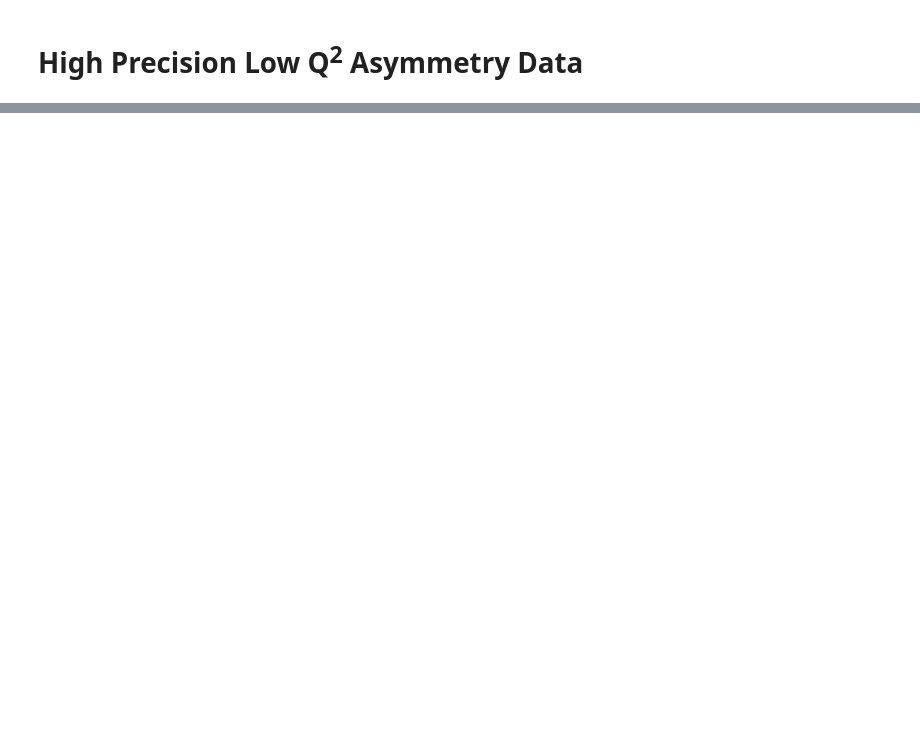
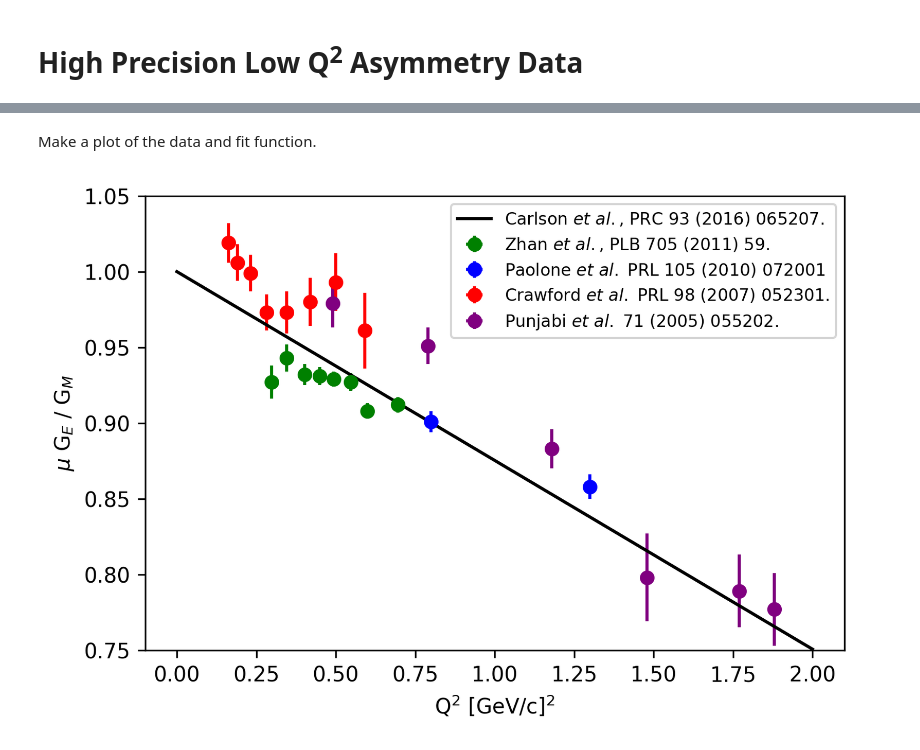
Before and after one commit to JeffersonLab/AsymmetryData, a Jupyter notebook: Asymmetry_Data.ipynb, the cells around one changed output, grey strips where cells are left out. Saved outputs shown, nothing was run; the diff lists cells and outputs as text; code cells hidden in the pictures; blank space fills up the shorter version.

Commit message:
Updated Images

```diff
--- a/Asymmetry_Data.ipynb
+++ b/Asymmetry_Data.ipynb
@@ -60,0 +33,37 @@ plt.show()
+# %% [markdown]
+Make a plot of the data and fit function.
+# %%
+import matplotlib.pyplot as plt
+import numpy as np
+
+def carlfunc(q2):
+    return (1-q2/8.02)
+
+plt.figure(dpi=300)
+rq2=np.linspace(0,2.0,100)
+
+plt.plot(rq2,carlfunc(rq2),'-', color='black', \
+             label='Carlson $\it{et\ al.}$, PRC 93 (2016) 065207.')
+
+plt.errorbar(zq2,zffratio, xerr=0, yerr=zeffratio, fmt='o',color='green', \
+             label='Zhan $\it{et\ al.}$, PLB 705 (2011) 59.')
+
+plt.errorbar(pq2,pffratio, xerr=0, yerr=peffratio, fmt='o', color='blue', \
+             label='Paolone $\it{et\ al.}$ PRL 105 (2010) 072001')
+
+plt.errorbar(cq2,cffratio, xerr=0, yerr=ceffratio, fmt='o', color='red', \
+             label='Crawford $\it{et\ al.}$ PRL 98 (2007) 052301.')
+
+plt.errorbar(vq2,vffratio, xerr=0, yerr=veffratio, fmt='o', color='purple', \
+             label='Punjabi $\it{et\ al.}$ 71 (2005) 055202.')
+
+plt.ylabel('$\mu$ G$_E$ / G$_M$')
+plt.xlabel('Q$^2$ [GeV/c]$^2$')
+plt.ylim(0.75,1.05)
+plt.rc('legend', fontsize=8)
+plt.legend()
+plt.savefig("figure.png") # Raster Graphic
+plt.savefig("figure.pdf") # Vector Graphic
+plt.show()
+# %% [output]
+[figure, added]
```
Also changed, not shown: parts of 3 cells of this notebook, 2 other files.
